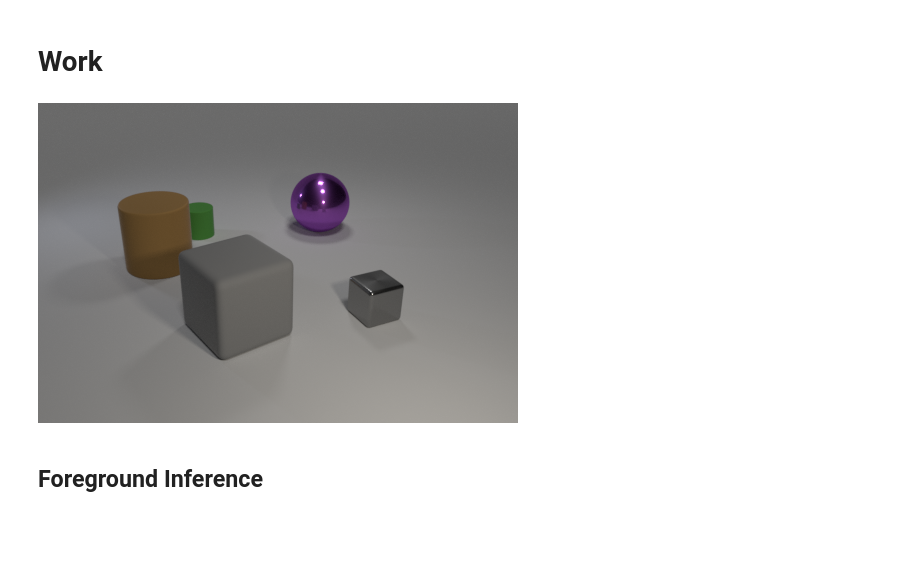
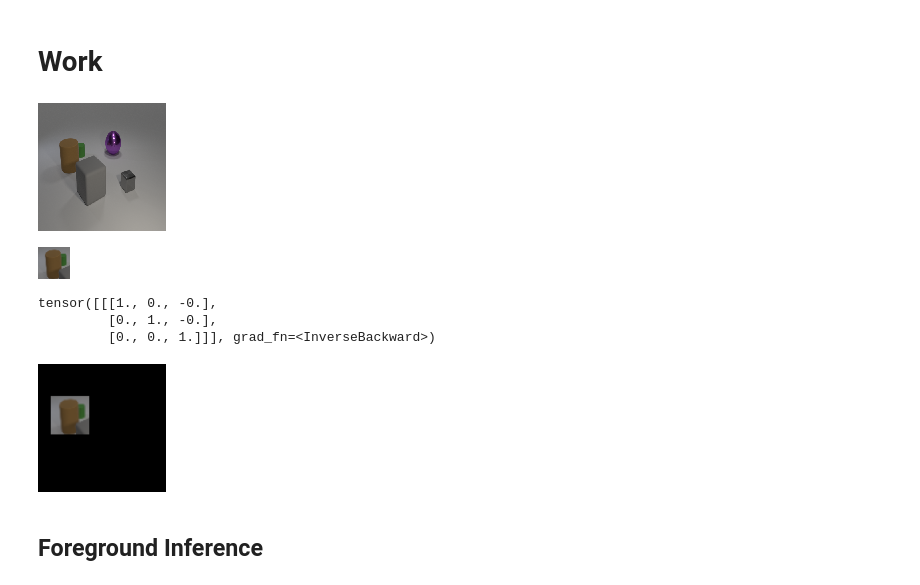
Before and after one commit to sebamenabar/SPACE-Pytorch-Implementation, a Jupyter notebook: model-draft.ipynb, the cells around one changed output. Saved outputs shown, nothing was run; the diff lists cells and outputs as text; code cells hidden in the pictures; blank space fills up the shorter version.

```diff
--- a/model-draft.ipynb
+++ b/model-draft.ipynb
@@ -54,10 +26,40 @@ def sample_obj_pres(p_logits, st=True, clamp=False, eps=1e-20):
 # %% [markdown]
 # Work
 # %%
-GLIMPSE_SHAPE = (16, 16)
+GLIMPSE_SHAPE = (32, 32)
+IMAGE_SHAPE = (128, 128)
 img = Image.open('/Users/sebamenabar/Documents/datasets/CLEVR/CLEVR_v1.0/images/val/CLEVR_val_000000.png')
-img = img.convert('RGB')
-x = T.functional.to_tensor(img).unsqueeze(0)
+img = img.convert('RGB').resize(IMAGE_SHAPE)
+transform = T.Compose((
+    # (T.Resize(IMAGE_SHAPE),
+    T.ToTensor(),
+))
+x = transform(img)
+batch = x.unsqueeze(0)
 img
 # %% [output]
-[figure, old version]
+[figure, new version]
+# %%
+theta = torch.tensor([[
+    0.3, 0, -0.5, 0, 0.3, -0.2
+]], dtype=torch.float)# transformation, zero values are crop skewness, for now without skew
+# theta = torch.cat([theta_w, torch.zeros_like(theta_w), theta_ty, torch.zeros_like(theta_w), theta_h, theta_tx], dim=-1)
+
+_theta = theta.view(-1, 2, 3)
+grid = F.affine_grid(_theta, (_theta.size(0), C, *GLIMPSE_SHAPE), align_corners=False)
+# repeat each image Hp * Wp times for each cropping
+_x = batch.unsqueeze(1).expand(-1, Hp * Wp, -1, -1, -1)
+_x = _x.view(-1, C, H, W)
+xs = F.grid_sample(batch, grid, align_corners=False)
+
+T.functional.to_pil_image(xs[0])
+# %% [output]
+[figure, added]
+# %%
+eye = torch.eye(3).unsqueeze(0)
+eye.requires_grad_(True)
+eye.inverse()
+# %% [output]
+tensor([[[1., 0., -0.],
+         [0., 1., -0.],
+         [0., 0., 1.]]], grad_fn=<InverseBackward>)
@@ -64,2 +76,6 @@ img
+# %%
+T.functional.to_pil_image(inverse_affine(_theta, xs.requires_grad_(True), (128, 128))[0])
+# %% [output]
+[figure, added]
 # %% [markdown]
 ## Foreground Inference
```
Also changed, not shown: parts of 45 cells of this notebook, 6 other files.
